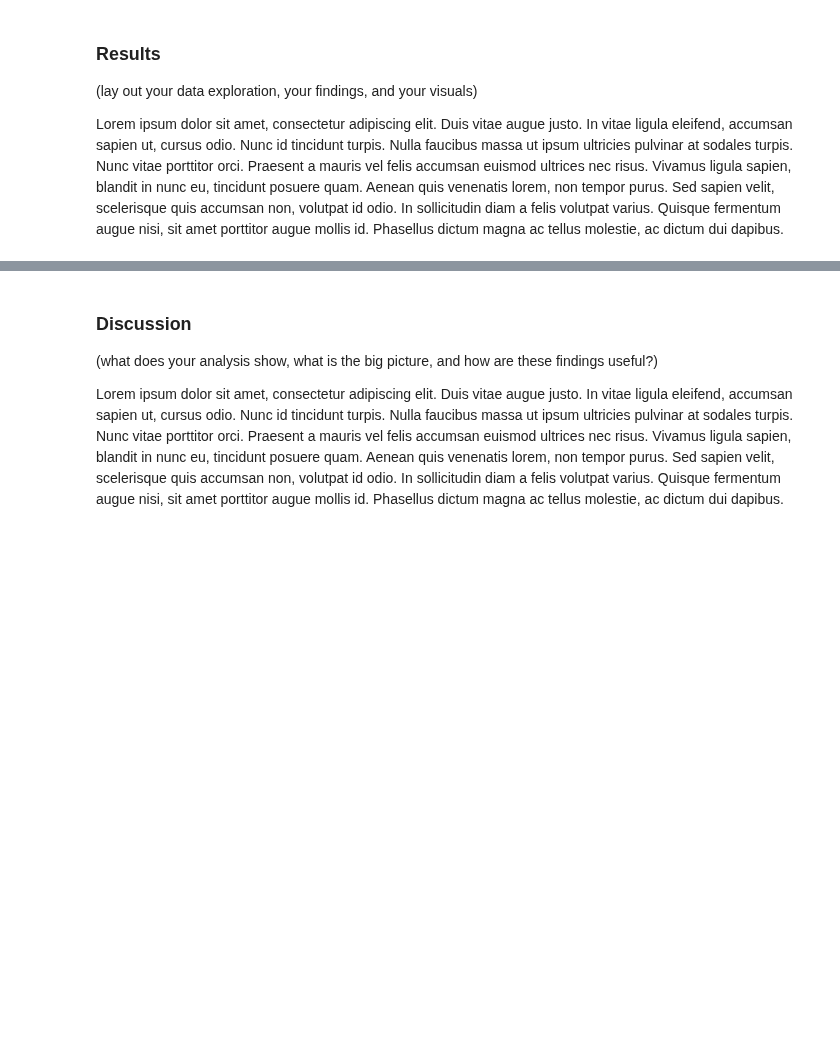
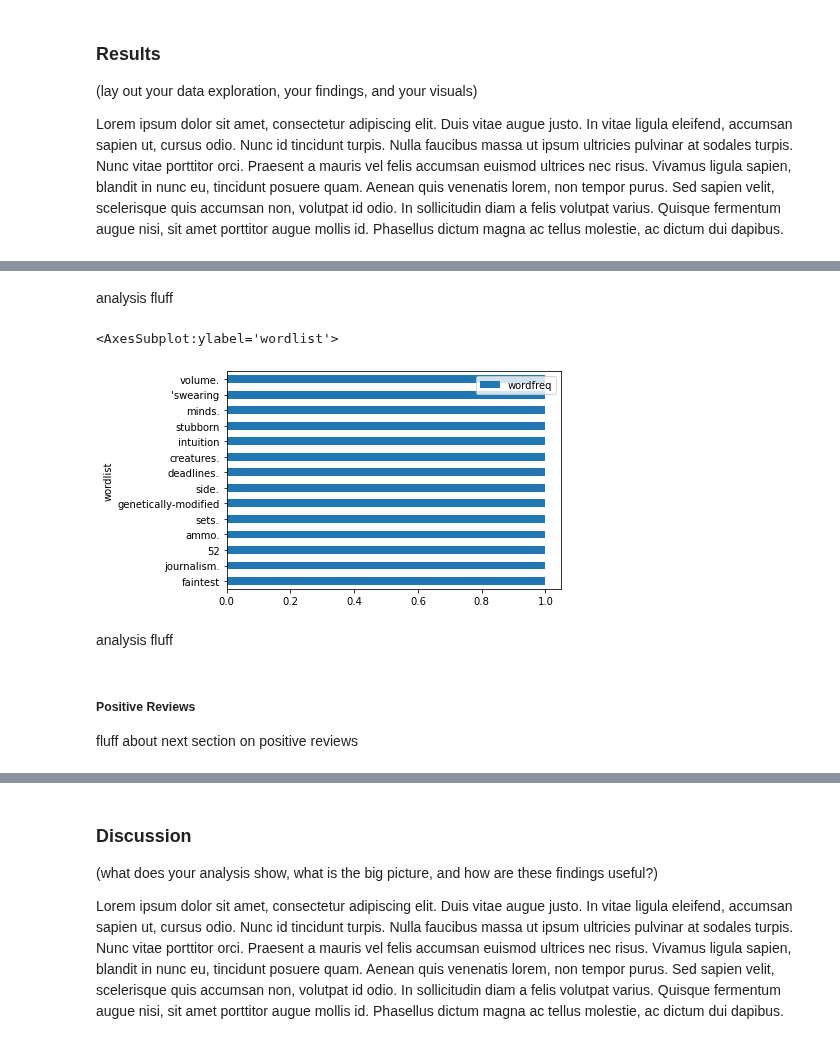
Before and after one commit to Crystalhuynh39/DH-140-Project, a Jupyter notebook: FinalProject.ipynb, the cells around one changed output, grey strips where cells are left out. Saved outputs shown, nothing was run; the diff lists cells and outputs as text; code cells hidden in the pictures; blank space fills up the shorter version.

```diff
--- a/FinalProject.ipynb
+++ b/FinalProject.ipynb
@@ -47,0 +316,16 @@ Lorem ipsum dolor sit amet, consectetur adipiscing elit. Duis vitae augue justo.
+# %% [markdown]
+analysis fluff
+# %%
+# Barchart of the 19 least frequent words
+bar_df = df.loc[18490:, ["wordlist", "wordfreq"]]
+bar_df.plot.barh(x="wordlist", y="wordfreq")
+
+# need to find all words with only a freq of 1
+# %% [output]
+<AxesSubplot:ylabel='wordlist'>
+[figure, added]
+# %% [markdown]
+analysis fluff
+# %% [markdown]
+##### Positive Reviews
+fluff about next section on positive reviews
```
Also changed, not shown: parts of 57 cells of this notebook.
